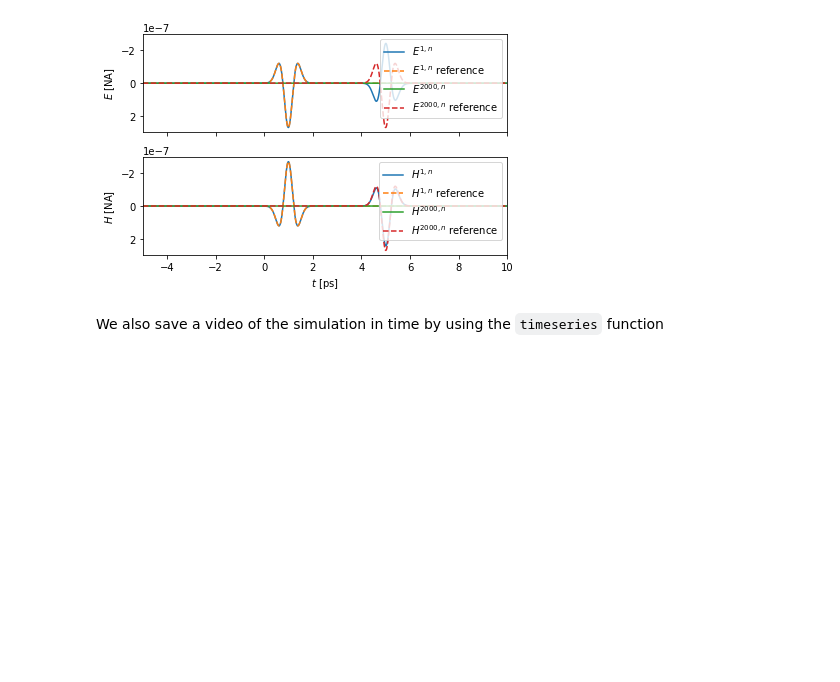
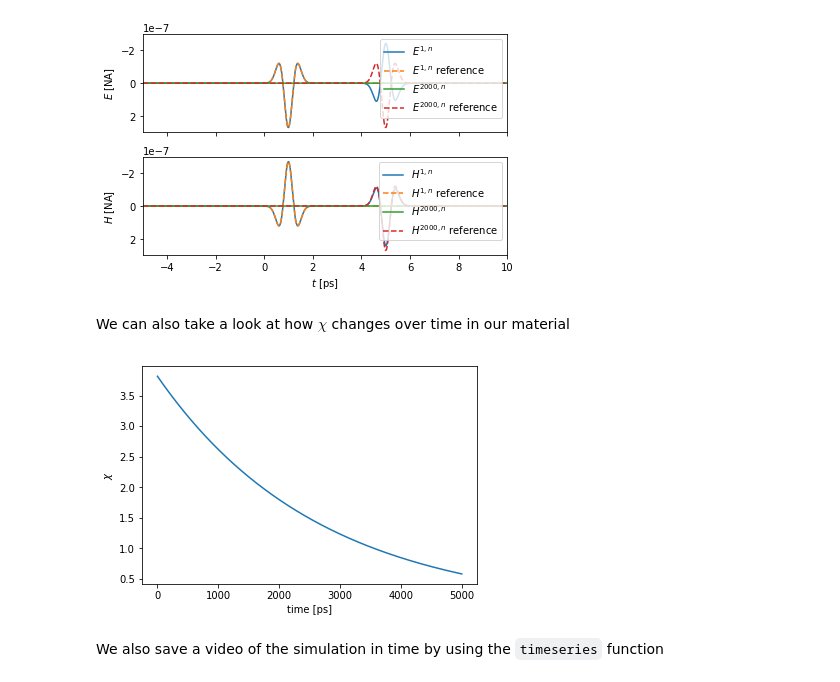
Before and after one commit to jc-roth/rcfdtdpy, a Jupyter notebook: examples/beg_tutorial.ipynb, the cells around one changed output. Cells and saved outputs as stored; diff of their text form; code cells hidden in the pictures; blank space fills up the shorter version.

```diff
--- a/examples/beg_tutorial.ipynb
+++ b/examples/beg_tutorial.ipynb
@@ -124,11 +124,11 @@ $$
 # %%
 # Set constants
 gamma = np.complex64(0.01 * 2 * np.pi)
-omega = np.complex64(0.0)
+omega = np.complex64(0)
 a1 = np.complex64(160/(2*gamma))
 a2 = np.complex64(-160/(2*gamma))
 # Calculate beta
-beta = np.sqrt(np.add(np.square(gamma), -np.square(omega)))
+beta = np.sqrt(np.add(np.square(gamma), -np.square(omega)), dtype=np.complex64)
 # %% [markdown]
 We need to represent each constant in our material in a matrix with the following structure
 ![title](../docs/images/material_numpy_structure.png)
@@ -146,7 +146,7 @@ ma2 = m * a2
 We finally define the high frequency permittivity of our material and create our material object
 # %%
 inf_perm = 16
-material = Mat(dn, ilen, m_s_ind, inf_perm, ma1, ma2, mgamma, mbeta)
+material = Mat(dn, ilen, nlen, m_s_ind, inf_perm, ma1, ma2, mgamma, mbeta, storelocs=[0])
 # %% [markdown]
 We are now ready to run our simulation! We create our simulation object, storing $1/5$ of the field values (by setting `nstore=int(nlen/5)`) as well as all the field values at `i=1` and `i=ilen-2` (by setting `storelocs=[1,ilen-2]`). We then call the simulation object's `simulate` function to run the simulation
 # %%
@@ -161,5 +161,16 @@ vis.plot_loc(s, nunit='ps')
 # %% [output]
 [figure]
+# %% [markdown]
+We can also take a look at how $\chi$ changes over time in our material
+# %%
+chi = material.export_locs()[1]
+# Plot
+plt.plot(np.real(chi))
+plt.ylabel('$\chi$')
+plt.xlabel('time [ps]')
+plt.show()
+# %% [output]
+[figure, added]
 # %% [markdown]
 We also save a video of the simulation in time by using the `timeseries` function
 # %%
```
Also changed, not shown: parts of 3 cells of this notebook.
